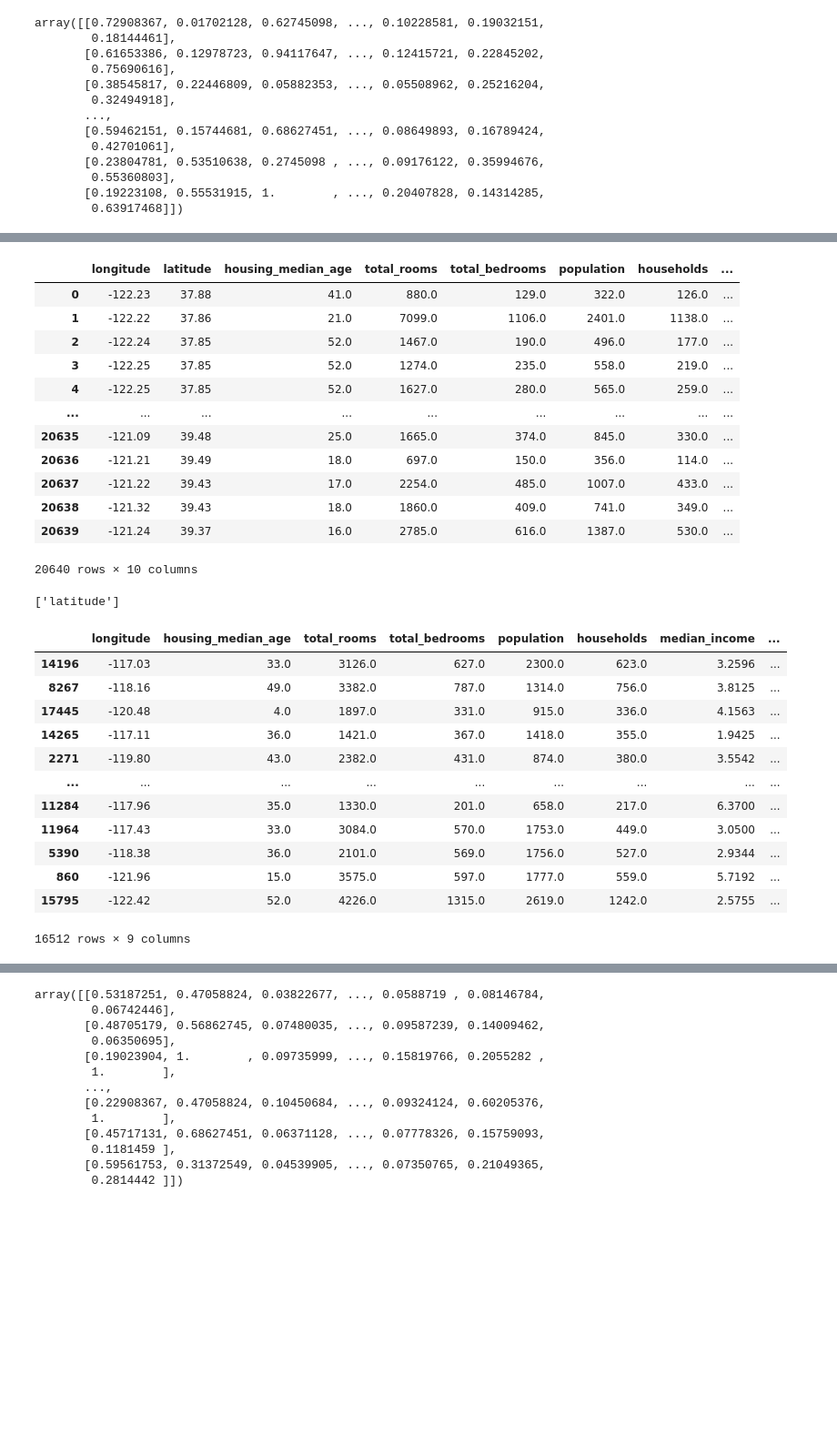
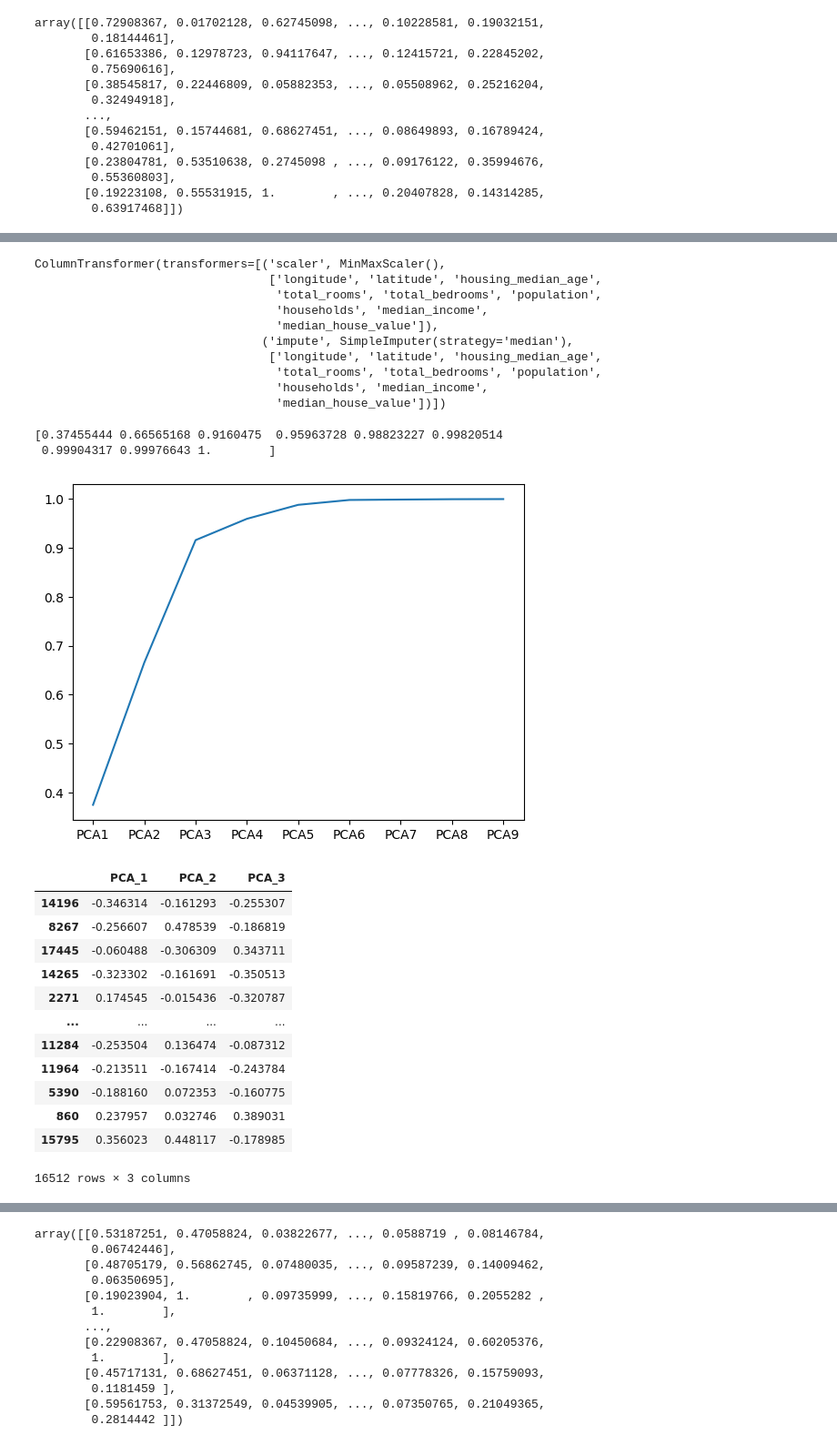
Before and after one commit to B0llemis/MLcode, a Jupyter notebook: Palanthir Experiment.ipynb, the cells around one changed output, grey strips where cells are left out. Shown: that part at 91% size. Saved outputs shown, nothing was run; the diff lists cells and outputs as text; code cells hidden in the pictures; blank space fills up the shorter version.

```diff
--- a/Palanthir Experiment.ipynb
+++ b/Palanthir Experiment.ipynb
@@ -277,4 +292,4 @@ class Palanthir(object):
 dir = 'C:/Users/JesperFrederiksen/PycharmProjects/ML-code/datasets/housing/housing.csv'
 df = pd.read_csv(dir)
 # %%
-pal = Palanthir(df,init_test_size=0.2)
+pal = Palanthir(df,target_feature='ocean_proximity',init_test_size=0.2)
@@ -329,37 +347,33 @@ pal.output
 16512 rows × 9 columns
 # %%
-pal.transformation_history[0].get('result')
+pal.transformation_history[-1].get('pipeline')
 # %% [output]
-|  | longitude | latitude | housing_median_age | total_rooms | total_bedrooms | population | households | ... |
-| 0 | -122.23 | 37.88 | 41.0 | 880.0 | 129.0 | 322.0 | 126.0 | ... |
-| 1 | -122.22 | 37.86 | 21.0 | 7099.0 | 1106.0 | 2401.0 | 1138.0 | ... |
-| 2 | -122.24 | 37.85 | 52.0 | 1467.0 | 190.0 | 496.0 | 177.0 | ... |
-| 3 | -122.25 | 37.85 | 52.0 | 1274.0 | 235.0 | 558.0 | 219.0 | ... |
-| 4 | -122.25 | 37.85 | 52.0 | 1627.0 | 280.0 | 565.0 | 259.0 | ... |
-| ... | ... | ... | ... | ... | ... | ... | ... | ... |
-| 20635 | -121.09 | 39.48 | 25.0 | 1665.0 | 374.0 | 845.0 | 330.0 | ... |
-| 20636 | -121.21 | 39.49 | 18.0 | 697.0 | 150.0 | 356.0 | 114.0 | ... |
-| 20637 | -121.22 | 39.43 | 17.0 | 2254.0 | 485.0 | 1007.0 | 433.0 | ... |
-| 20638 | -121.32 | 39.43 | 18.0 | 1860.0 | 409.0 | 741.0 | 349.0 | ... |
-| 20639 | -121.24 | 39.37 | 16.0 | 2785.0 | 616.0 | 1387.0 | 530.0 | ... |
-20640 rows × 10 columns
+ColumnTransformer(transformers=[('scaler', MinMaxScaler(),
+                                 ['longitude', 'latitude', 'housing_median_age',
+                                  'total_rooms', 'total_bedrooms', 'population',
+                                  'households', 'median_income',
+                                  'median_house_value']),
+                                ('impute', SimpleImputer(strategy='median'),
+                                 ['longitude', 'latitude', 'housing_median_age',
+                                  'total_rooms', 'total_bedrooms', 'population',
+                                  'households', 'median_income',
+                                  'median_house_value'])])
-# %%
-pal.declare_target(target_feature='latitude')
-# %% [output]
-['latitude']
 # %%
-pal.output
+pal.PCA()
 # %% [output]
+[0.37455444 0.66565168 0.9160475  0.95963728 0.98823227 0.99820514
+ 0.99904317 0.99976643 1.        ]
+[figure, added]
-|  | longitude | housing_median_age | total_rooms | total_bedrooms | population | households | median_income | ... |
-| 14196 | -117.03 | 33.0 | 3126.0 | 627.0 | 2300.0 | 623.0 | 3.2596 | ... |
-| 8267 | -118.16 | 49.0 | 3382.0 | 787.0 | 1314.0 | 756.0 | 3.8125 | ... |
-| 17445 | -120.48 | 4.0 | 1897.0 | 331.0 | 915.0 | 336.0 | 4.1563 | ... |
-| 14265 | -117.11 | 36.0 | 1421.0 | 367.0 | 1418.0 | 355.0 | 1.9425 | ... |
-| 2271 | -119.80 | 43.0 | 2382.0 | 431.0 | 874.0 | 380.0 | 3.5542 | ... |
-| ... | ... | ... | ... | ... | ... | ... | ... | ... |
-| 11284 | -117.96 | 35.0 | 1330.0 | 201.0 | 658.0 | 217.0 | 6.3700 | ... |
-| 11964 | -117.43 | 33.0 | 3084.0 | 570.0 | 1753.0 | 449.0 | 3.0500 | ... |
-| 5390 | -118.38 | 36.0 | 2101.0 | 569.0 | 1756.0 | 527.0 | 2.9344 | ... |
-| 860 | -121.96 | 15.0 | 3575.0 | 597.0 | 1777.0 | 559.0 | 5.7192 | ... |
-| 15795 | -122.42 | 52.0 | 4226.0 | 1315.0 | 2619.0 | 1242.0 | 2.5755 | ... |
+|  | PCA_1 | PCA_2 | PCA_3 |
+| 14196 | -0.346314 | -0.161293 | -0.255307 |
+| 8267 | -0.256607 | 0.478539 | -0.186819 |
+| 17445 | -0.060488 | -0.306309 | 0.343711 |
+| 14265 | -0.323302 | -0.161691 | -0.350513 |
+| 2271 | 0.174545 | -0.015436 | -0.320787 |
+| ... | ... | ... | ... |
+| 11284 | -0.253504 | 0.136474 | -0.087312 |
+| 11964 | -0.213511 | -0.167414 | -0.243784 |
+| 5390 | -0.188160 | 0.072353 | -0.160775 |
+| 860 | 0.237957 | 0.032746 | 0.389031 |
+| 15795 | 0.356023 | 0.448117 | -0.178985 |
-16512 rows × 9 columns
+16512 rows × 3 columns
```
Also changed, not shown: parts of 7 cells of this notebook, 1 other file.
